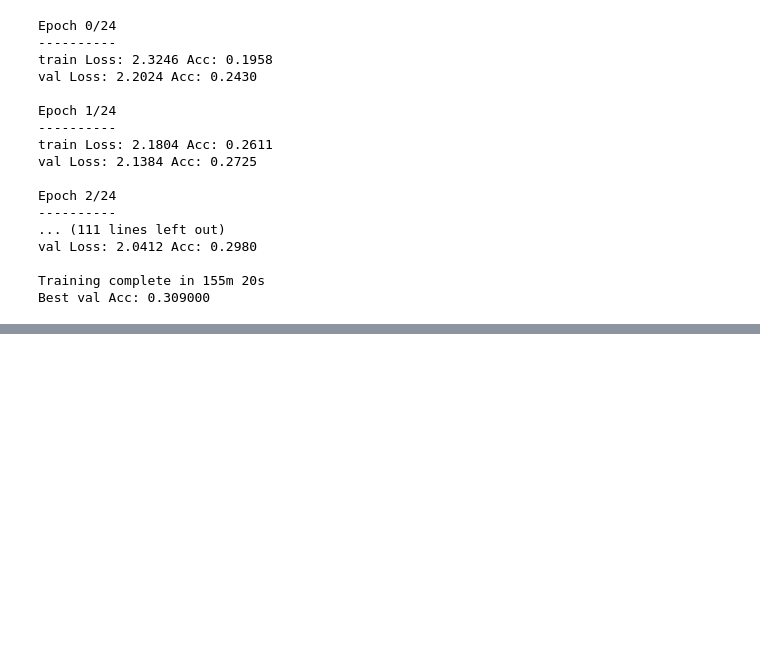
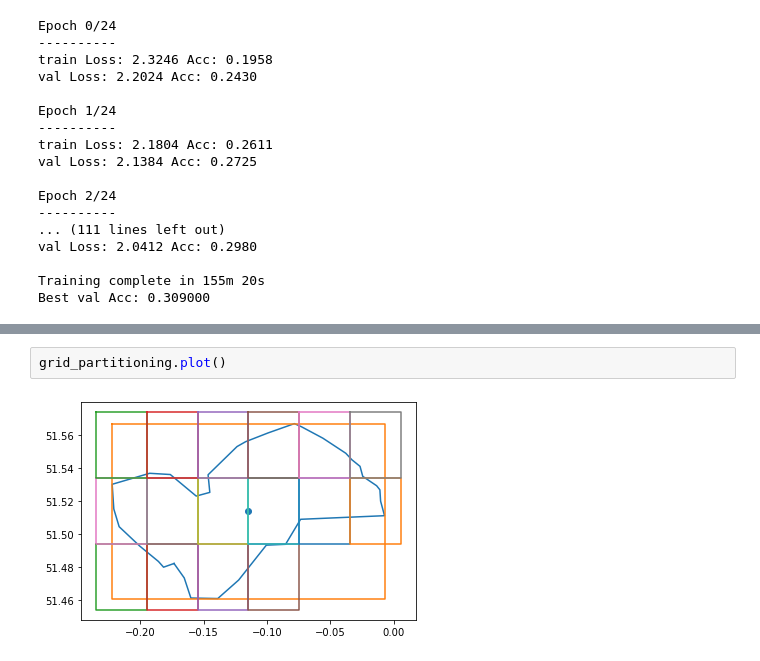
Before and after one commit to JLuij/CV-GeoGuessr, a Jupyter notebook: notebooks/ResNet50.ipynb, the cells around one changed output, grey strips where cells are left out. Drawn from its saved outputs; the diff is of its cells as text; blank space fills up the shorter version.

```diff
--- a/notebooks/ResNet50.ipynb
+++ b/notebooks/ResNet50.ipynb
@@ -439,0 +526,4 @@ Best val Acc: 0.354500
+# %%
+grid_partitioning.plot()
+# %% [output]
+[figure, added]
```
Also changed, not shown: parts of 20 cells of this notebook, 3 other files.
